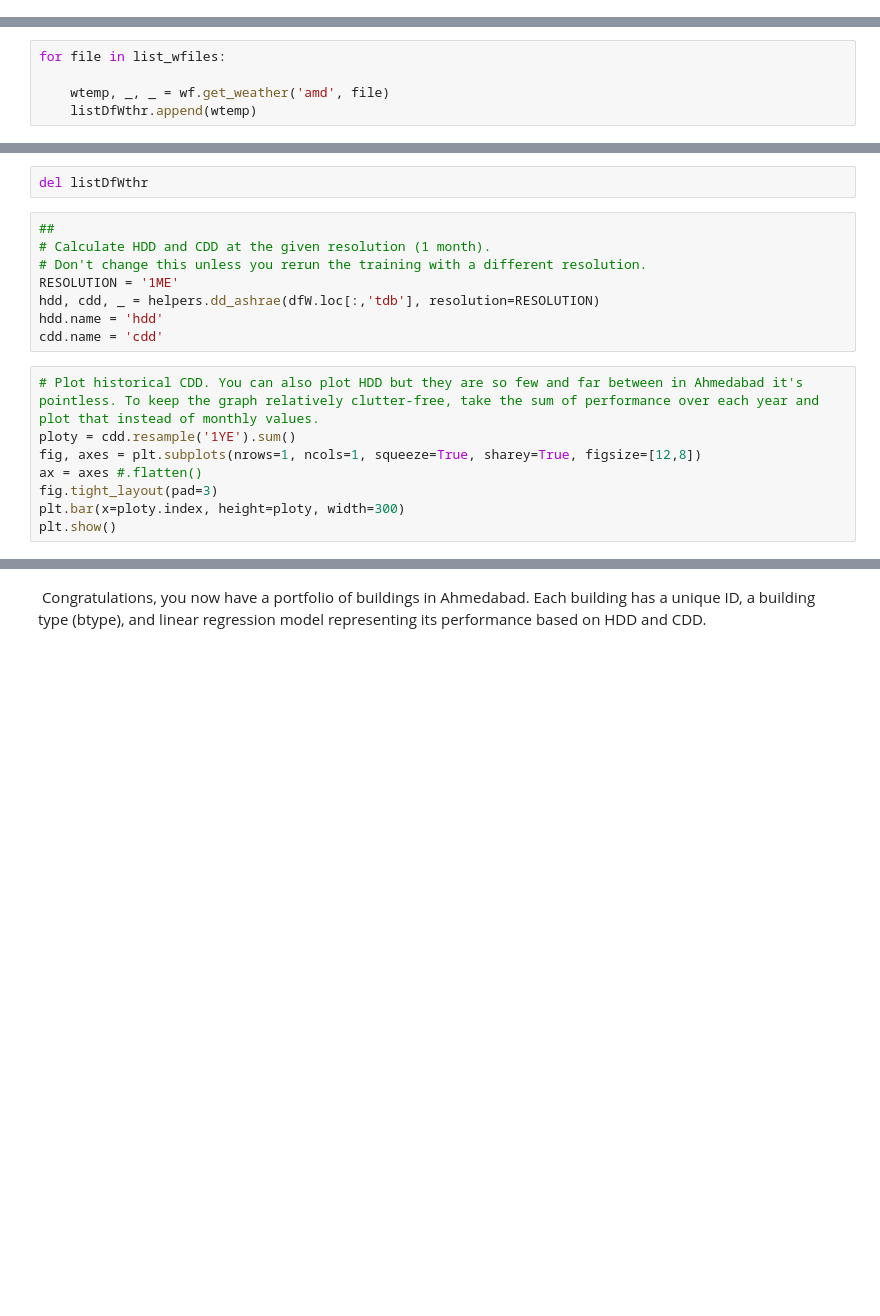
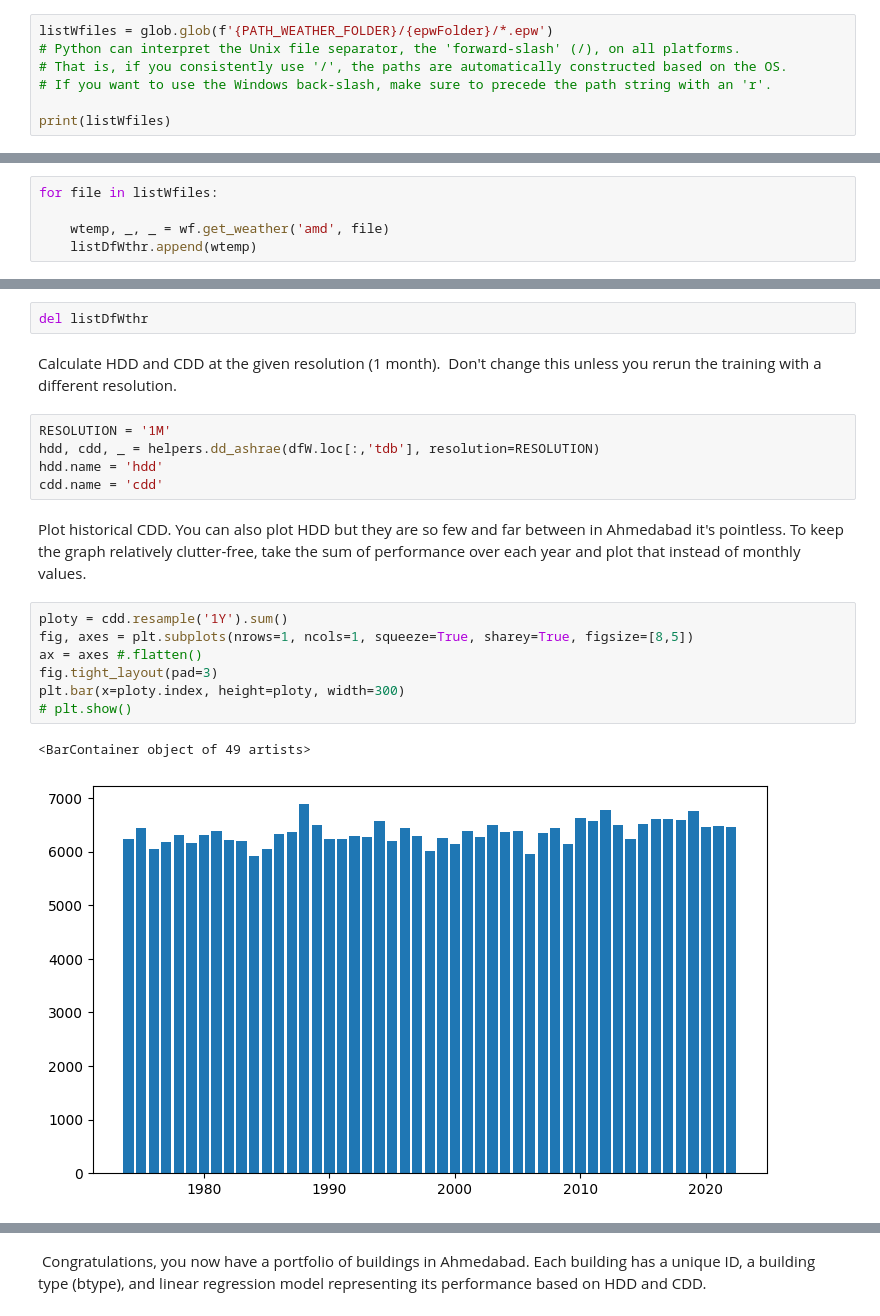
Before and after one commit to paragrastogi/CEPT_Workshop_Mar2024, a Jupyter notebook: tutorial.ipynb, the cells around one changed output, grey strips where cells are left out. Saved outputs shown, nothing was run; the diff lists cells and outputs as text; blank space fills up the shorter version.

```diff
--- a/tutorial.ipynb
+++ b/tutorial.ipynb
@@ -60,0 +88,7 @@ If you want to use the Windows back-slash, make sure to precede the path string
+# %%
+listWfiles = glob.glob(f'{PATH_WEATHER_FOLDER}/{epwFolder}/*.epw')
+# Python can interpret the Unix file separator, the 'forward-slash' (/), on all platforms.
+# That is, if you consistently use '/', the paths are automatically constructed based on the OS.
+# If you want to use the Windows back-slash, make sure to precede the path string with an 'r'.
+
+print(listWfiles)
@@ -67,6 +103,6 @@ to indicate that the second and third outputs should not be assigned to a variab
 listDfWthr = list()
 # %%
-for file in list_wfiles:
+for file in listWfiles:
 
     wtemp, _, _ = wf.get_weather('amd', file)
     listDfWthr.append(wtemp)
@@ -75,21 +111,25 @@ for file in list_wfiles:
 dfW = pd.concat(listDfWthr)
 # %%
 del listDfWthr
+# %% [markdown]
+Calculate HDD and CDD at the given resolution (1 month).
+ Don't change this unless you rerun the training with a different resolution.
 # %%
-##
-# Calculate HDD and CDD at the given resolution (1 month).
-# Don't change this unless you rerun the training with a different resolution.
-RESOLUTION = '1ME'
+RESOLUTION = '1M'
 hdd, cdd, _ = helpers.dd_ashrae(dfW.loc[:,'tdb'], resolution=RESOLUTION)
 hdd.name = 'hdd'
 cdd.name = 'cdd'
+# %% [markdown]
+Plot historical CDD. You can also plot HDD but they are so few and far between in Ahmedabad it's pointless. To keep the graph relatively clutter-free, take the sum of performance over each year and plot that instead of monthly values.
 # %%
-# Plot historical CDD. You can also plot HDD but they are so few and far between in Ahmedabad it's pointless. To keep the graph relatively clutter-free, take the sum of performance over each year and plot that instead of monthly values.
-ploty = cdd.resample('1YE').sum()
-fig, axes = plt.subplots(nrows=1, ncols=1, squeeze=True, sharey=True, figsize=[12,8])
+ploty = cdd.resample('1Y').sum()
+fig, axes = plt.subplots(nrows=1, ncols=1, squeeze=True, sharey=True, figsize=[8,5])
 ax = axes #.flatten()
 fig.tight_layout(pad=3)
 plt.bar(x=ploty.index, height=ploty, width=300)
-plt.show()
+# plt.show()
+# %% [output]
+<BarContainer object of 49 artists>
+[figure, added]
 # %%
 # Create a portfolio to work with for this exercise.
```
Also changed, not shown: parts of 49 cells of this notebook, 9 other files.
